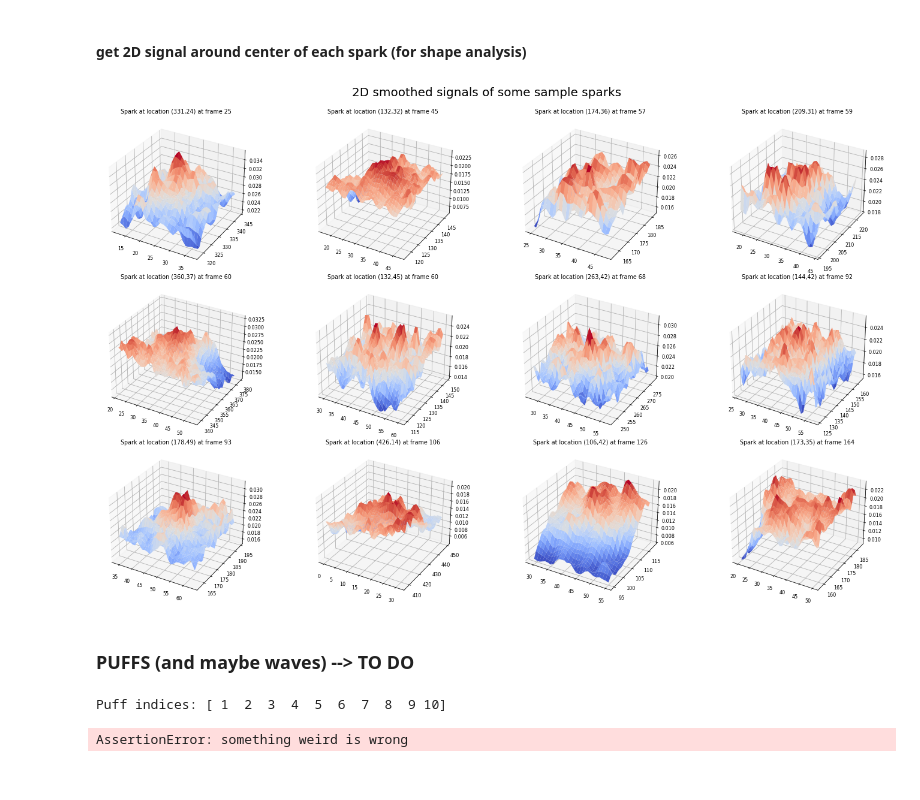
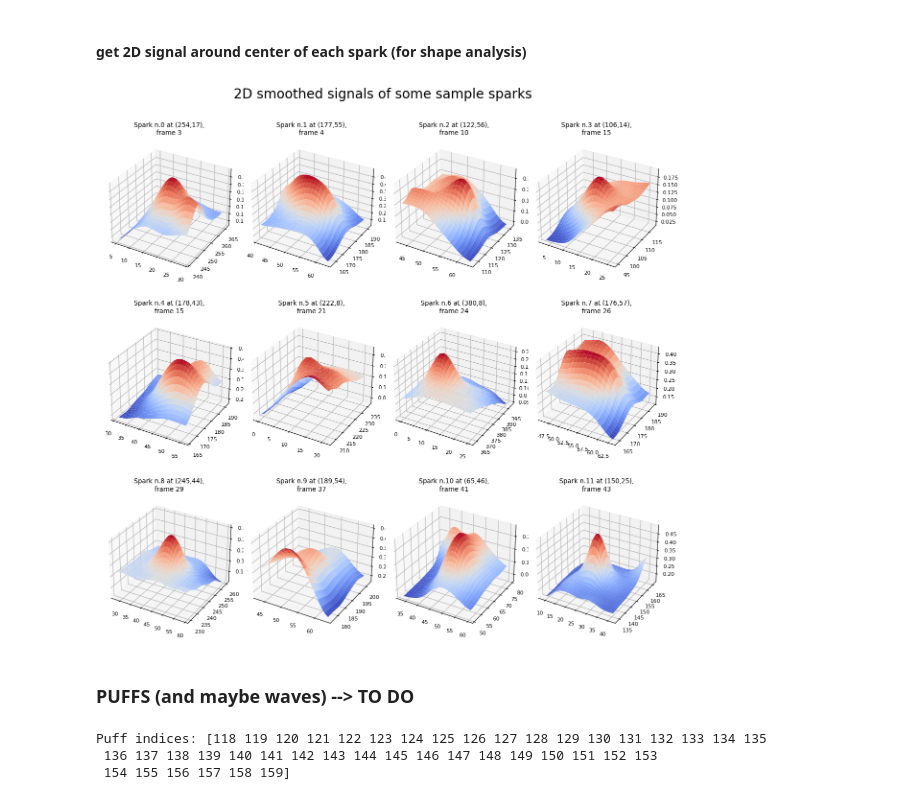
Before and after one commit to dottipr/sparks_project, a Jupyter notebook: notebooks/PREDS PROCESSING analyse sample movies manually.ipynb, the cells around one changed output. Drawn from its saved outputs; the diff is of its cells as text; code cells hidden in the pictures.

```diff
--- a/notebooks/PREDS PROCESSING analyse sample movies manually.ipynb
+++ b/notebooks/PREDS PROCESSING analyse sample movies manually.ipynb
@@ -276,3 +311,6 @@ E.g., signal in time and 3D profile of FP sparks etc.
+# %%
+sampe_id = 0
+movie_id = movie_ids[sample_id]
 # %% [markdown]
 ### SPARKS
 # %% [markdown]
@@ -286,18 +330,18 @@ context_duration = 20
 # %%
 # Plot a few predicted signal samples
 
-# num_samples = len(coords_pred)
+# num_samples = len(sparks_pred_loc)
 num_samples = 12
 
 plt.rcParams.update({"font.size": 12})
 
-plt.figure(figsize=(25, num_samples))
+plt.figure(figsize=(2 * (4 + math.ceil(num_samples / 4)), 2 * 4))
 plt.suptitle("Signal around some sample sparks", fontsize=20, y=1)
 
-for idx, centre in enumerate(coords_pred[:num_samples]):
+for idx, centre in enumerate(sparks_pred_loc[:num_samples]):
     frames, signal, (y, x), start, stop = get_spark_signal(
-        video=new_smooth_xs,
-        sparks_labelled=separated_events["sparks"],
+        video=smooth_x,
+        sparks_labelled=sparks_pred_instances,
         center=centre,
         radius=radius,
         context_duration=context_duration,
@@ -311,7 +355,7 @@ for idx, centre in enumerate(coords_pred[:num_samples]):
     # print("start",start,"stop",stop,"diff",stop-start)
     # break
     ax = plt.subplot(math.ceil(num_samples / 4), 4, idx + 1)
-    ax.set_title(f"Location ({x},{y}), frames {start}-{stop}")
+    ax.set_title(f"Spark n.{idx} at ({x},{y}),\nframes {start}-{stop}")
     ax.axvspan(start, stop, facecolor="green", alpha=0.25)
     plt.plot(frames, signal, color="darkgreen")
 
@@ -334,17 +368,19 @@ sparks_rois = ndi.measurements.find_objects(separated_events["sparks"])
 # %%
-# assign a ROI (slices) to each centre
+# assign a slice to each centre
 slices_spark_centres = []
-for t, y, x in coords_pred:
-    event_nb = separated_events["sparks"][t, y, x]
-    slices_spark_centres.append(sparks_rois[event_nb - 1])
+for t, y, x in sparks_pred_loc:
+    event_nb = sparks_pred_instances[t, y, x]
+    event_roi = sparks_pred_instances == event_nb
+    event_obj = find_objects(event_roi)[0]
+    slices_spark_centres.append(event_obj)
 # %%
 # Plot 2D signal
+spatial_context = 10  # consider extended ROI
 
+# n_sparks = len(sparks_pred_loc)
 # num_plots = n_sparks
-
 num_plots = 12
-
-plt.figure(figsize=(20, num_plots))
+plt.figure(figsize=(2 * (3 + math.ceil(num_plots / 4)), 2 * (4 + 2)))
 
 # if n_sparks == 1:
 #    plt.suptitle("2D smoothed signal of a sample spark", fontsize=10)
@@ -355,47 +391,51 @@ plt.figure(figsize=(20, num_plots))
 #                                                        coords_spark_centres[idx-1],
 #                                                        spatial_context,
 #                                                        sigma = 2,
 #                                                        return_info = True)
 #
 #    x_axis, y_axis = np.meshgrid(x_axis,y_axis)
 
 #    ax = plt.subplot(1,1,idx, projection='3d')
 #    ax.set_title(f"Spark at location ({x},{y}) at frame {t}")
 #    ax.plot_surface(y_axis, x_axis, signal_2d, cmap=cm.coolwarm, linewidth=0)#, antialiased=False)
 # else:
 plt.suptitle("2D smoothed signals of some sample sparks", fontsize=20, y=1)
 plt.rcParams.update({"font.size": 8})
 
-for idx in range(1, num_plots + 1):
+for idx in range(num_plots):
     n_rows = num_plots // 4 if num_plots % 4 == 0 else (num_plots // 4) + 1
     t, y, x, y_axis, x_axis, signal_2d = get_spark_2d_signal(
-        video=new_smooth_xs,
-        slices=slices_spark_centres[idx - 1],
-        coords=coords_pred[idx - 1],
+        video=smooth_x,
+        slices=slices_spark_centres[idx],
+        coords=sparks_pred_loc[idx],
         spatial_context=spatial_context,
         sigma=2,
         return_info=True,
     )
 
     x_axis, y_axis = np.meshgrid(x_axis, y_axis)
 
-    ax = plt.subplot(n_rows, 4, idx, projection="3d")
-    ax.set_title(f"Spark at location ({x},{y}) at frame {t}")
+    ax = plt.subplot(n_rows, 4, idx + 1, projection="3d")
+    ax.set_title(f"Spark n.{idx} at ({x},{y}),\nframe {t}")
     ax.plot_surface(
         y_axis, x_axis, signal_2d, cmap=cm.coolwarm, linewidth=0
     )  # , antialiased=False)
 
 plt.tight_layout()
 plt.show()
 # %% [output]
-[figure, old version]
+[figure, new version]
 # %% [markdown]
 ### PUFFS (and maybe waves) --> TO DO
 # %%
-puff_ids = np.unique(separated_events["puffs"])
+puffs_pred_instances = pred_instances_dict["puffs"]
+
+puff_ids = np.unique(puffs_pred_instances)
 puff_ids = puff_ids[puff_ids != 0]
 print("Puff indices:", puff_ids)
 # %% [output]
-Puff indices: [ 1  2  3  4  5  6  7  8  9 10]
+Puff indices: [118 119 120 121 122 123 124 125 126 127 128 129 130 131 132 133 134 135
+ 136 137 138 139 140 141 142 143 144 145 146 147 148 149 150 151 152 153
+ 154 155 156 157 158 159]
 # %%
 def get_puff_signal(
@@ -438,12 +478,0 @@ puff_id = 1
-# %%
-get_puff_signal(
-    video=new_smooth_xs,
-    puffs_labelled=separated_events["puffs"],
-    event_id=puff_id,
-    context_duration=context_duration,
-    return_info=False,
-)
-
-separated_events["puffs"]
-# %% [output]
-AssertionError: something weird is wrong
```
Also changed, not shown: parts of 68 cells of this notebook, 1 other file.
